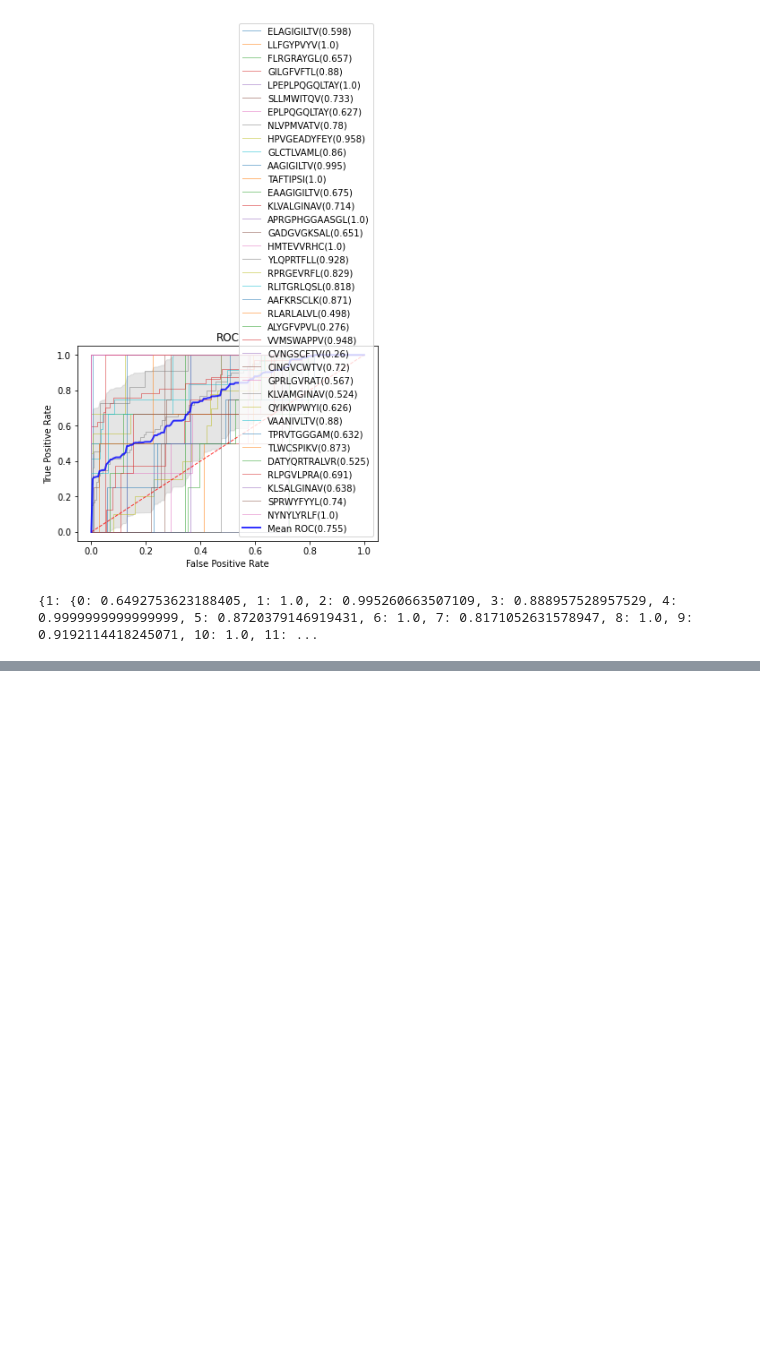
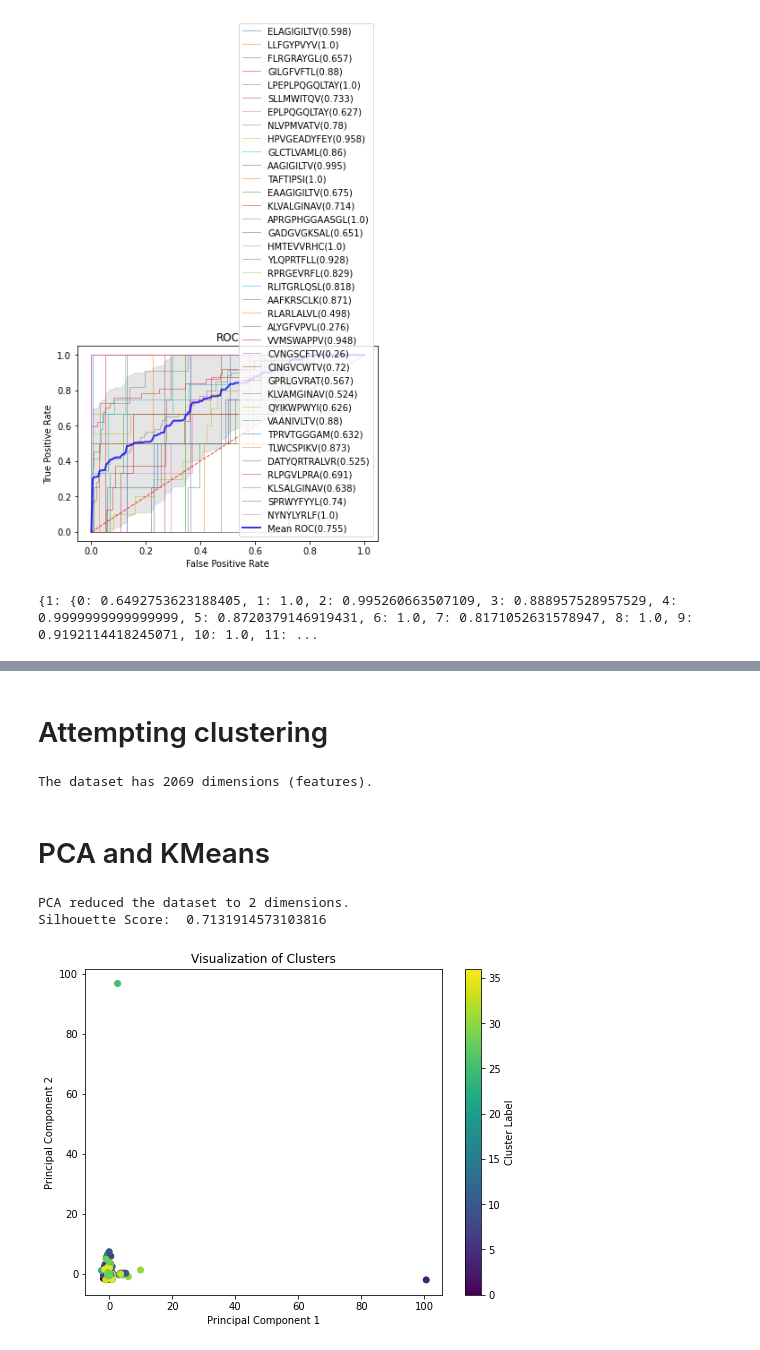
Before and after one commit to UoB-DSMP-2023-24/dsmp-2024-group-13, a Jupyter notebook: outputs_for_paper.ipynb, the cells around one changed output, grey strips where cells are left out. Saved outputs shown, nothing was run; the diff lists cells and outputs as text; code cells hidden in the pictures; blank space fills up the shorter version.

Commit message:
testing clustering

```diff
--- a/outputs_for_paper.ipynb
+++ b/outputs_for_paper.ipynb
@@ -116,4 +105,4 @@ See the caveats in the documentation: https://pandas.pydata.org/pandas-docs/stab
 # %%
 
 df_done = filter_by_mhc_class(df_preprocessed_species_min_score)
-df_done = filter_by_length_range(df_done, 'antigen.epitope')
+#df_done = filter_by_length_range(df_done, 'antigen.epitope')
@@ -341,0 +326,45 @@ UsageError: Line magic function `%epitope_frequencies` not found.
+# %% [markdown]
+# Attempting clustering
+# %%
+X, y, feature_names, kmer_count_dict, epitope_names = create_features_matrix(filtered_df, include_alpha=False, include_beta=True, alpha_col='cdr3.alpha', beta_col='cdr3.beta', label_col='antigen.epitope', k=3)
+# %%
+# Print the number of features (columns) in the dataset
+print("The dataset has {} dimensions (features).".format(X.shape[1]))
+# %% [output]
+The dataset has 2069 dimensions (features).
+# %% [markdown]
+# PCA and KMeans
+# %%
+import numpy as np
+from sklearn.cluster import KMeans
+from sklearn.preprocessing import StandardScaler
+from sklearn.decomposition import PCA
+from sklearn.metrics import silhouette_score
+scaler = StandardScaler()
+X_scaled = scaler.fit_transform(X)
+pca = PCA(n_components=2)  # retain 95% of the variance
+X_pca = pca.fit_transform(X_scaled)
+print("PCA reduced the dataset to {} dimensions.".format(pca.n_components_))
+
+k = 5 # Example number of clusters
+kmeans = KMeans(n_clusters=k)
+clusters = kmeans.fit_predict(X_pca)  # Change to X_scaled if not using PCA
+
+
+score = silhouette_score(X_pca, clusters)  # Change to X_scaled if not using PCA
+print("Silhouette Score: ", score)
+import matplotlib.pyplot as plt
+# %% [output]
+PCA reduced the dataset to 2 dimensions.
+Silhouette Score:  0.7131914573103816
+# %%
+# This is for 2D visualization
+plt.figure(figsize=(8, 6))
+plt.scatter(X_pca[:, 0], X_pca[:, 1], c=y, cmap='viridis', marker='o')
+plt.title('Visualization of Clusters')
+plt.xlabel('Principal Component 1')
+plt.ylabel('Principal Component 2')
+plt.colorbar(label='Cluster Label')
+plt.show()
+# %% [output]
+[figure, added]
```
Also changed, not shown: parts of 6 cells of this notebook.
